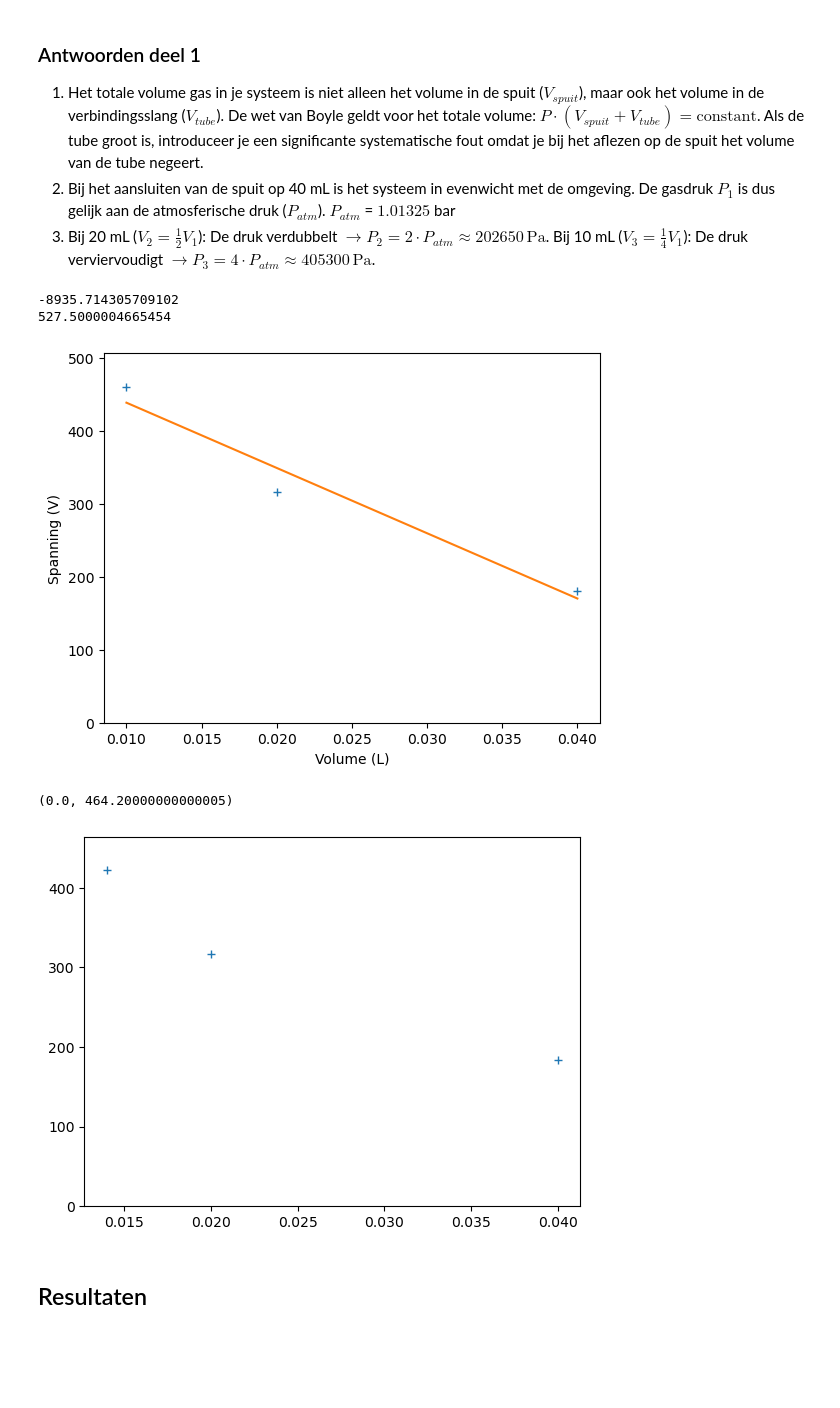
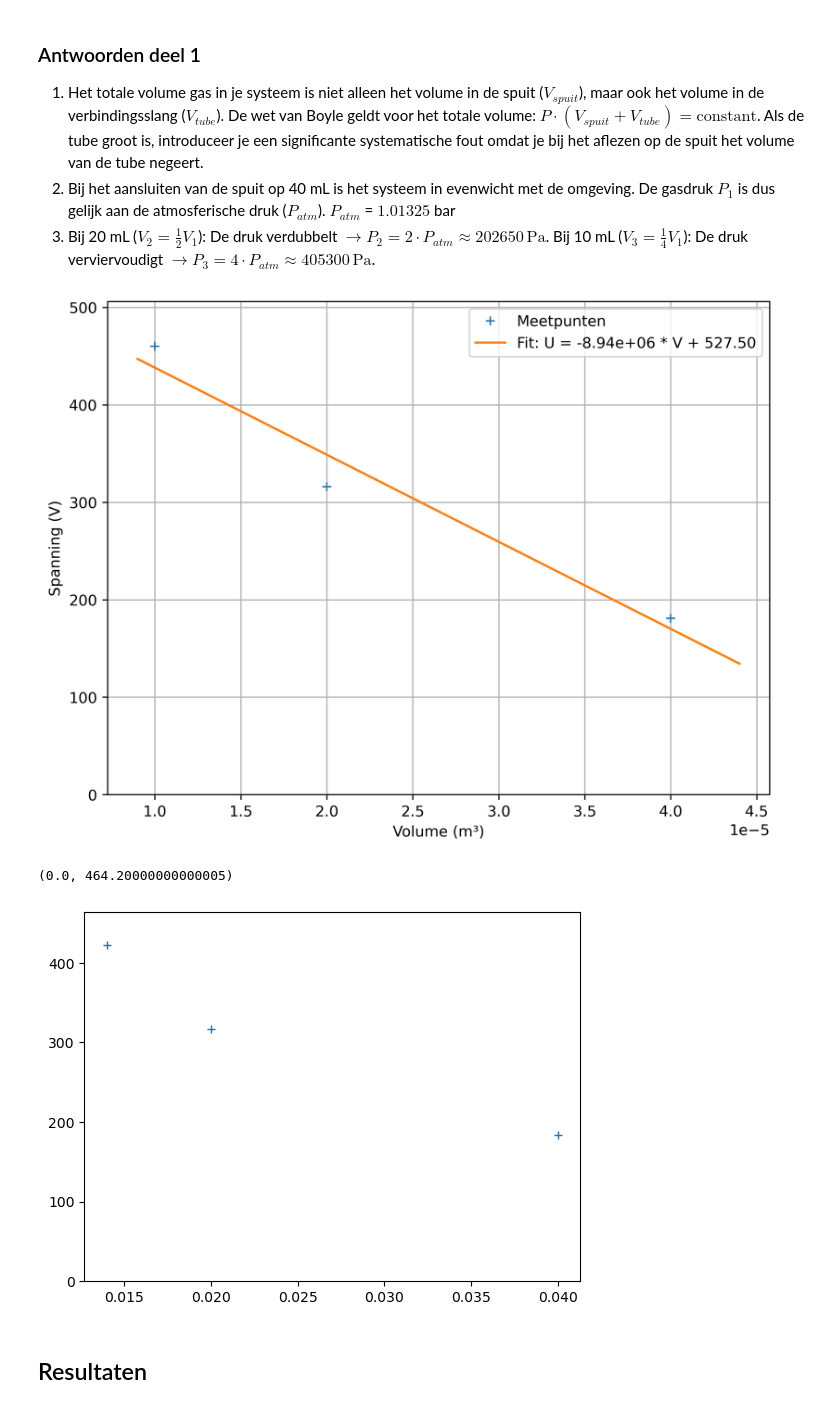
Before and after one commit to swerleman/IP2-Portfolio, a Jupyter notebook: Content/Labs/druksensorijken.ipynb, the cells around one changed output. Saved outputs shown, nothing was run; the diff lists cells and outputs as text; code cells hidden in the pictures; blank space fills up the shorter version.

```diff
--- a/Content/Labs/druksensorijken.ipynb
+++ b/Content/Labs/druksensorijken.ipynb
@@ -77,41 +78,38 @@ Maak gebruik van een systematische fout in het volume om het volume van de tube
 3. Bij 20 mL ($V_2 = \frac{1}{2} V_1$): De druk verdubbelt $\rightarrow P_2 = 2 \cdot P_{atm} \approx 202650 \, \text{Pa}$. Bij 10 mL ($V_3 = \frac{1}{4} V_1$): De druk verviervoudigt $\rightarrow P_3 = 4 \cdot P_{atm} \approx 405300 \, \text{Pa}$.
 # %%
 #data from lab experiment Metingen deel 1
-V = np.array([0.040, 0.020, 0.010]) # in liter
-spanning_3_meitngen_deel_1 = np.array([181.0, 316.0, 460.0]) # in volt
+V = np.array([0.040, 0.020, 0.010])/1000 # in m³
+U = np.array([181.0, 316.0, 460.0]) # Getallen uit Arduino monitor
 
-plt.figure()
-plt.plot(volume_3_meitngen_deel_1, spanning_3_meitngen_deel_1, '+')
-plt.ylim(bottom=0, top=(max(spanning_3_meitngen_deel_1) * 1.1))
-
-
+plt.figure(figsize=(8, 6), dpi=450)
+plt.plot(V, U, '+', label='Meetpunten')
+plt.ylim(bottom=0, top=(max(U) * 1.1))
 
 def function_fit(U, a, b):
     return U * a + b
 
-val, pcov = curve_fit(function_fit, volume_3_meitngen_deel_1, spanning_3_meitngen_deel_1)
+val, pcov = curve_fit(function_fit, V, U)
 a = val[0]
 b = val[1]
-print(a)
-print(b)
-spanning_fit = function_fit(volume_3_meitngen_deel_1, a, b)
-plt.plot(volume_3_meitngen_deel_1, spanning_fit)
-plt.plot()
+V_fit = np.linspace(min(V)*0.9, max(V)*1.1, 100)
+
+U_fit = function_fit(V_fit, a, b)
+plt.plot(V_fit, U_fit, '-', label=f'Fit: U = {a:.2e} * V + {b:.2f}')
+plt.legend()
+plt.grid()
 plt.ylabel("Spanning (V)")
-plt.xlabel("Volume (L)")
+plt.xlabel("Volume (m³)")
 plt.show()
 
 volume_3_meitngen_deel_12 = np.array([0.040, 0.020, 0.014]) # in L
 spanning_3_meitngen_deel_12 = np.array([184.0, 317.0, 422.0]) # in volt
 
 plt.figure()
 plt.plot(volume_3_meitngen_deel_12, spanning_3_meitngen_deel_12, "+")
 plt.ylim(bottom=0, top=(max(spanning_3_meitngen_deel_12) * 1.1))
 # %% [output]
+[figure, new version]
--8935.714305709102
-527.5000004665454
+(0.0, 464.20000000000005)
-[figure, old version]
-(0.0, 464.20000000000005)
 [figure]
 # %% [markdown]
 ## Resultaten
```
Also changed, not shown: parts of 4 cells of this notebook.
